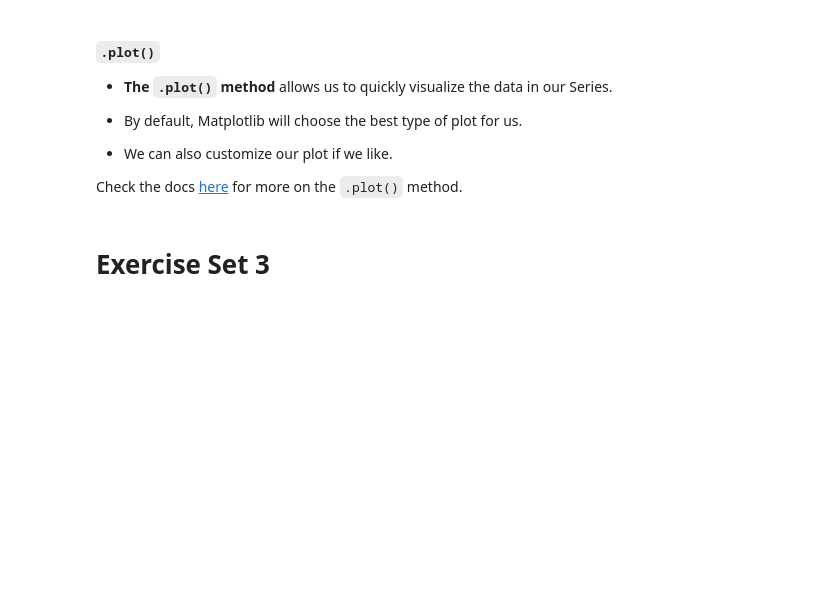
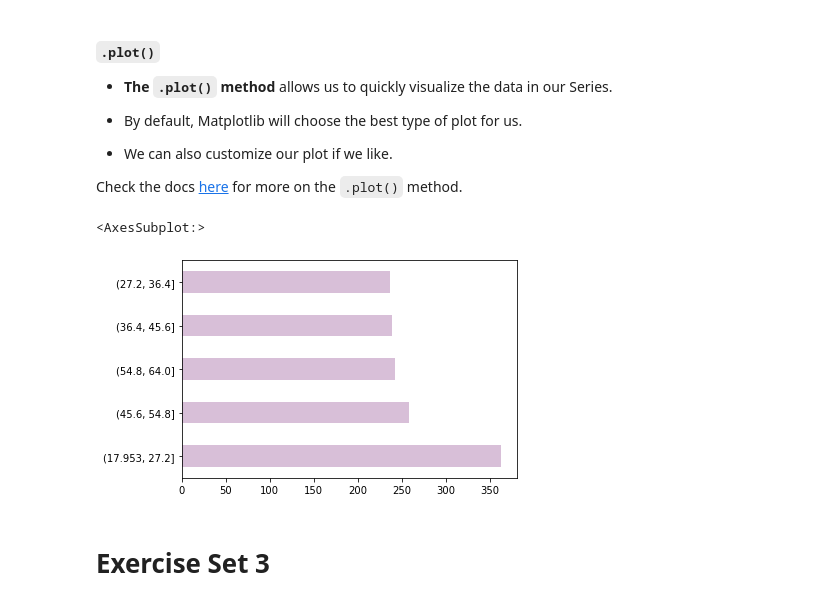
Before and after one commit to Jonessn22/numpy-pandas-visualization-exercises, a Jupyter notebook: pandas_series_lesson.ipynb, the cells around one changed output. Drawn from its saved outputs; the diff is of its cells as text; code cells hidden in the pictures; blank space fills up the shorter version.

```diff
--- a/pandas_series_lesson.ipynb
+++ b/pandas_series_lesson.ipynb
@@ -844,6 +888,11 @@ ages.describe()
 Check the docs [here](https://pandas.pydata.org/pandas-docs/version/0.24.2/reference/api/pandas.Series.plot.html) for more on the `.plot()` method.
 # %%
 # How can I make a quick plot of the data in the 'tip' Series? (bar plot)
+
+ages.value_counts(bins=5).plot.barh(color='thistle')
+# %% [output]
+<AxesSubplot:>
+[figure, added]
 # %%
 # How can I make a quick plot of the data in the 'tip' Series? (horizontal bar plot using value_count(bins=5))
 # %%
```
Also changed, not shown: parts of 5 cells of this notebook, 2 other files.
